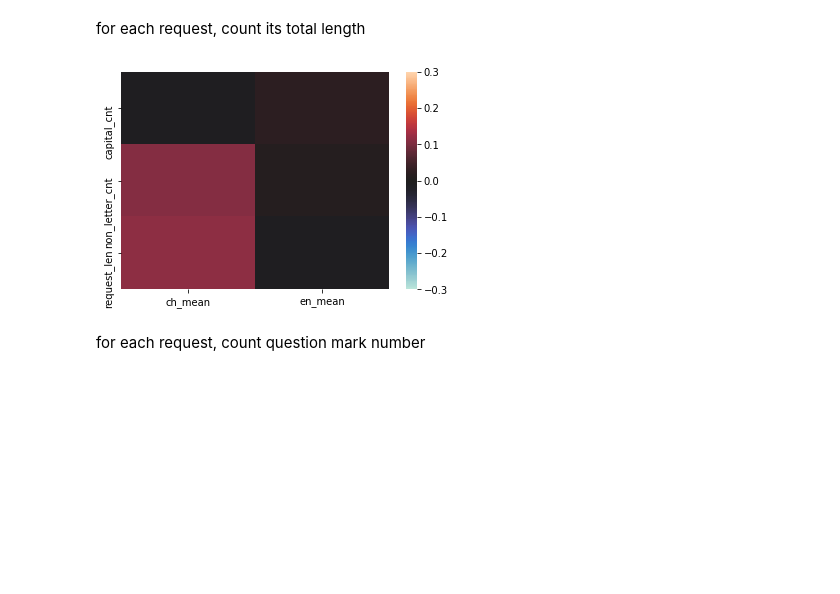
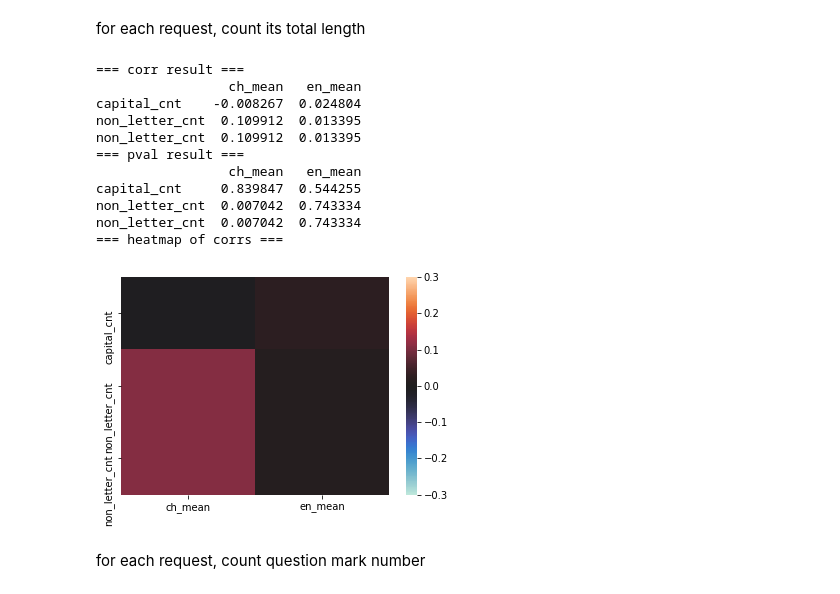
Before and after one commit to hajingit/Politeness_lang, a Jupyter notebook: find_feature.ipynb, the cells around one changed output. Cells and saved outputs as stored; diff of their text form; code cells hidden in the pictures; blank space fills up the shorter version.

Commit message:
find_feature.ipynb: p value calculated

```diff
--- a/find_feature.ipynb
+++ b/find_feature.ipynb
@@ -115,20 +142,35 @@ def add_feature(feature_name, feature_func, df, columns, target_col_name="Reques
     features = [feature_name]
     rows = [{c : df[f].corr(df[c]) for c in columns} for f in features]
     df_corr = pd.DataFrame(rows, index=features)
-    return df_corr
+    rows = [{c : stats.pearsonr(df[f], df[c])[1] for c in columns} for f in features]
+    df_pval = pd.DataFrame(rows, index=features)
+    return df_corr, df_pval
 
-def draw_heatmap(corrs, vmin=-0.3, vmax=0.3, center=0.0):
+def draw_heatmap(corrs, vmin=-0.3, vmax=0.3, center=0.0, label="corrs"):
+    print("=== heatmap of corrs ===")
     df_corr = pd.concat(corrs.values())
     ax = sns.heatmap(df_corr, vmin=vmin, vmax=vmax, center=center)
+
+def print_dfs(dfs):
+    temp = pd.concat(dfs.values())
+    print(temp)
 # %%
 columns = {"ch_mean", "en_mean"}
 corrs = {}
+pvals = {}
 # %% [markdown]
 for each request, count capital letter number
 # %%
 count_capital = lambda s : reduce(lambda x,y : x+y, map(lambda c : 1 if c.isupper() else 0, s))
 feature_name = "capital_cnt"
 
-corrs[feature_name] = add_feature(feature_name, count_capital, df, columns, target_col_name="Request")
+corr, pval = add_feature(feature_name, count_capital, df, columns, target_col_name="Request")
+
+corrs[feature_name] = corr
+pvals[feature_name] = pval
+print("=== corr result ===")
+print_dfs(corrs)
+print("=== pval result ===")
+print_dfs(pvals)
 
 #draw_heatmap(corrs)
@@ -137,6 +186,13 @@ for each request, count non-alphabetic symbol number
 # %%
 count_non_letter = lambda s : reduce(lambda x,y : x+y, map(lambda c : 0 if c.isalpha() else 1, s))
 feature_name = "non_letter_cnt"
-corrs[feature_name] = add_feature(feature_name, count_non_letter, df, columns, target_col_name="Request")
+corr, pval = add_feature(feature_name, count_non_letter, df, columns, target_col_name="Request")
+
+corrs[feature_name] = corr
+pvals[feature_name] = pval
+print("=== corr result ===")
+print_dfs(corrs)
+print("=== pval result ===")
+print_dfs(pvals)
 
 #draw_heatmap(corrs)
@@ -145,11 +210,29 @@ for each request, count its total length
 # %%
 length_of_request = lambda s : len(s)
 feature_name = "request_len"
-corrs[feature_name] = add_feature(feature_name, length_of_request, df, columns, target_col_name="Request")
+corr_pval = add_feature(feature_name, length_of_request, df, columns, target_col_name="Request")
+
+corrs[feature_name] = corr
+pvals[feature_name] = pval
+print("=== corr result ===")
+print_dfs(corrs)
+print("=== pval result ===")
+print_dfs(pvals)
 
 draw_heatmap(corrs)
 # %% [output]
+=== corr result ===
+                 ch_mean   en_mean
+capital_cnt    -0.008267  0.024804
+non_letter_cnt  0.109912  0.013395
+non_letter_cnt  0.109912  0.013395
+=== pval result ===
+                 ch_mean   en_mean
+capital_cnt     0.839847  0.544255
+non_letter_cnt  0.007042  0.743334
+non_letter_cnt  0.007042  0.743334
+=== heatmap of corrs ===
-[figure, old version]
+[figure, new version]
 # %% [markdown]
 for each request, count question mark number
 # %%
```
Also changed, not shown: parts of 18 cells of this notebook.
